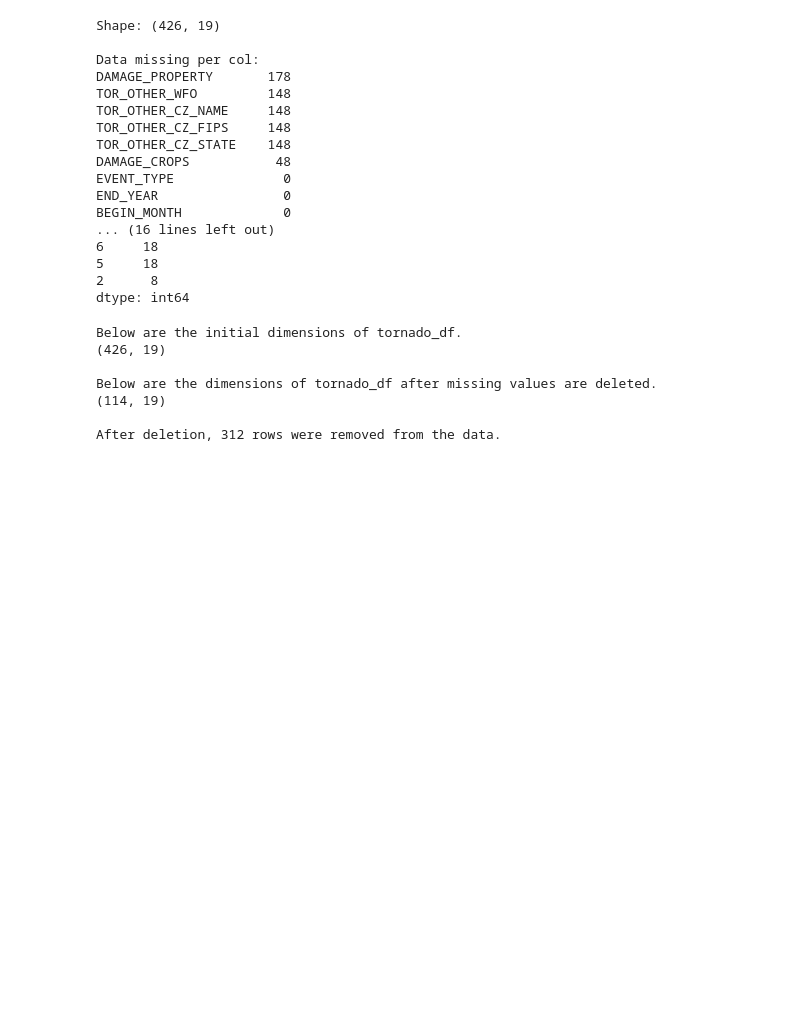
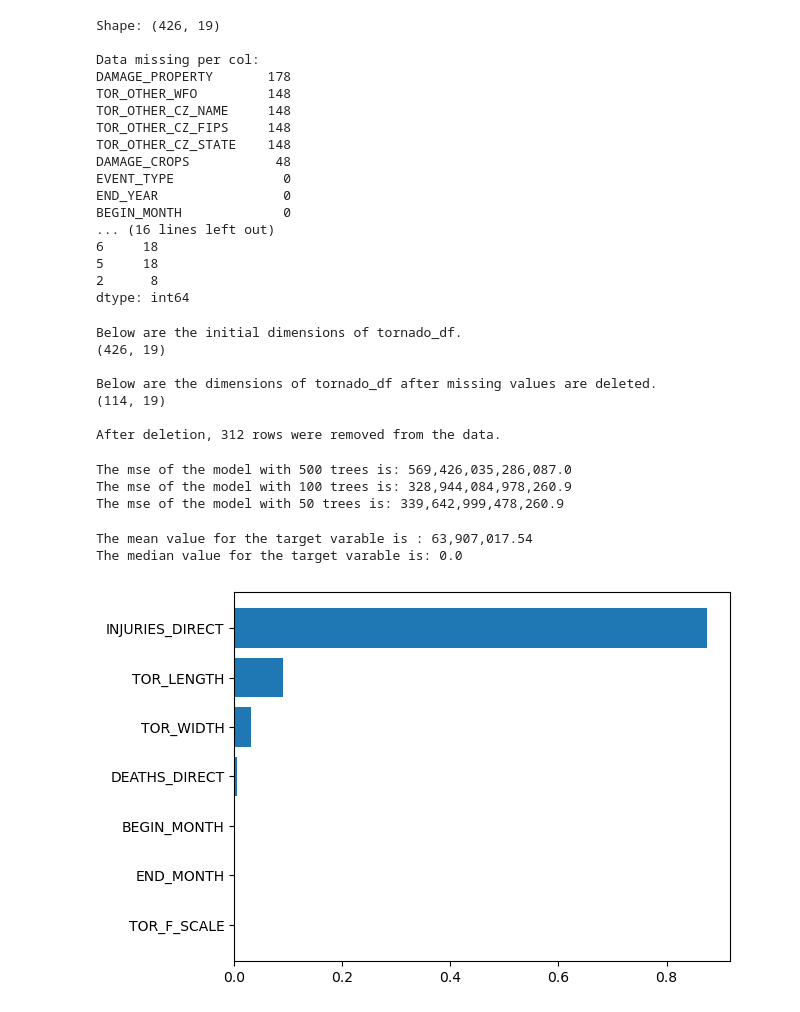
Before and after one commit to dgill218/WeatherDisasters, a Jupyter notebook: weather_disasters-checkpoint.ipynb, the cells around one changed output. Saved outputs shown, nothing was run; the diff lists cells and outputs as text; code cells hidden in the pictures; blank space fills up the shorter version.

Commit message:
Fixed rounding error

```diff
--- a/weather_disasters-checkpoint.ipynb
+++ b/weather_disasters-checkpoint.ipynb
@@ -381,31 +381,38 @@ number_f_scale_test = []
 for entry in X_test['TOR_F_SCALE']:
   entry = entry[len(entry) - 1]
   number_f_scale_test.append(entry)
 X_test['TOR_F_SCALE'] = number_f_scale_test
 
 # Training the model with different # of trees
 rf_model_500 = RandomForestRegressor(n_estimators=500, max_features='auto', random_state=44)
 rf_model_500.fit(X_train, y_train)
 y_pred = rf_model_500.predict(X_test)
 mse = mean_squared_error(y_test, y_pred).round(2)
 print('The mse of the model with 500 trees is: ' + f"{mse:,}")
 
 rf_model_100 = RandomForestRegressor(n_estimators=100, max_features='auto', random_state=44)
 rf_model_100.fit(X_train, y_train)
 y_pred = rf_model_100.predict(X_test)
 mse = mean_squared_error(y_test, y_pred).round(2)
 print('The mse of the model with 100 trees is: ' + f"{mse:,}")
 
 rf_model_50 = RandomForestRegressor(n_estimators=50, max_features='auto', random_state=44)
 rf_model_50.fit(X_train, y_train)
 y_pred = rf_model_50.predict(X_test)
 mse = mean_squared_error(y_test, y_pred).round(2)
 print('The mse of the model with 50 trees is: ' + f"{mse:,}")
 
 sorted_idx = rf_model_50.feature_importances_.argsort()
 plt.barh(X_train.columns[sorted_idx], rf_model_50.feature_importances_[sorted_idx])
 
-mean = y.mean().round(2)
+mean = round(y.mean(), 2)
 median = y.median()
 print('The mean value for the target varable is : ' + f"{mean:,}")
 print('The median value for the target varable is: ' + f"{median:,}")
+# %% [output]
+The mse of the model with 500 trees is: 569,426,035,286,087.0
+The mse of the model with 100 trees is: 328,944,084,978,260.9
+The mse of the model with 50 trees is: 339,642,999,478,260.9
+The mean value for the target varable is : 63,907,017.54
+The median value for the target varable is: 0.0
+[figure, added]
```
